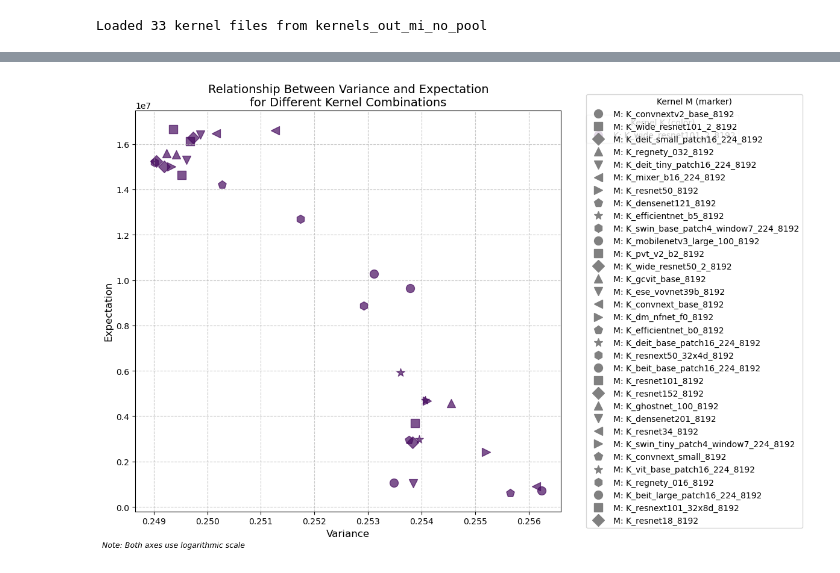
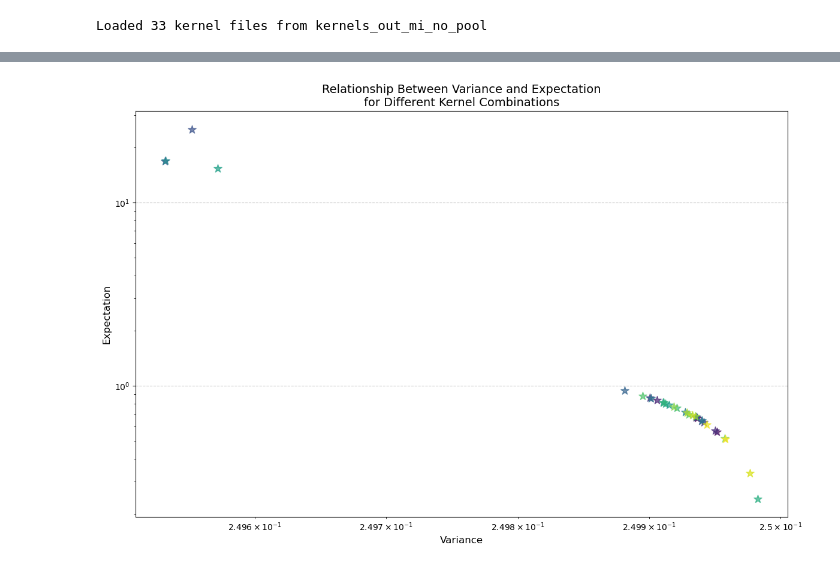
Before and after one commit to niketp03/BirthOfSSL, a Jupyter notebook: imagenet/evalkernels.ipynb, the cells around one changed output, grey strips where cells are left out. Cells and saved outputs as stored; diff of their text form; code cells hidden in the pictures.

```diff
--- a/imagenet/evalkernels.ipynb
+++ b/imagenet/evalkernels.ipynb
@@ -68,13 +93,13 @@ def compute_expectation_variance(K: torch.Tensor,
 # %%
 import seaborn as sns
 
-T = .01
+T = 0.01
 expectations = np.zeros((len(kernels), len(kernels)))
 variances = np.zeros((len(kernels), len(kernels)))
-for i in range(len(kernels)):
+for i in trange(len(kernels)):
     for j in range(len(kernels)):
-        K = kernels[i]
-        M = kernels[j]
+        K = kernels[i].cuda()
+        M = kernels[j].cuda()
         expectation, variance = compute_expectation_variance(K, M, T)
-        expectations[i, j] = expectation
-        variances[i, j] = variance
+        expectations[i, j] = expectation.cpu()
+        variances[i, j] = variance.cpu()
@@ -163,62 +170,57 @@ plt.show()
 # Create a clearer visualization of expectation vs variance relationships
 plt.figure(figsize=(12, 8))
 
-# Use a distinct marker style for each M kernel and color for each K kernel
+# Use a distinct color for each M kernel and marker for each K kernel
 markers = ['o', 's', 'D', '^', 'v', '<', '>', 'p', '*', 'h']
 colors = plt.cm.viridis(np.linspace(0, 1, len(kernels)))
 
 # Create a dictionary to track which combinations we've already plotted for the legend
 plotted_K = set()
 plotted_M = set()
 
 # Plot all points
-K_idx = 1
+K_idx = 8
 for M_idx in range(len(kernels)):
     # Get the point for this K,M combination
     y_val = expectations[K_idx, M_idx]  # Now y-axis is expectation
     x_val = variances[K_idx, M_idx]     # Now x-axis is variance
 
-    # Determine if this should be in the legend (first occurrence of this K or M)
-    k_label = f"K: {names[K_idx]}" if names[K_idx] not in plotted_K else None
-    if k_label:
-        plotted_K.add(names[K_idx])
+    # Determine if this should be in the legend (first occurrence of this M)
+    m_label = f"M: {names[M_idx]}" if names[M_idx] not in plotted_M else None
+    if m_label:
+        plotted_M.add(names[M_idx])
 
     # Plot this point
     plt.scatter(x_val, y_val,
                 s=100,                          # Larger point size
-                color=colors[K_idx],            # Color by K kernel
-                marker=markers[M_idx % len(markers)],  # Shape by M kernel
+                color=colors[M_idx],            # Color by M kernel
+                marker=markers[K_idx % len(markers)],  # Shape by K kernel
                 alpha=0.7,                      # Slight transparency
-                label=k_label)                  # Label only for legend
+                label=m_label)                  # Label only for legend
 
 
-# Add a separate legend for M markers
+# Add a separate legend for K markers
 from matplotlib.lines import Line2D
-legend_elements = [Line2D([0], [0], marker=markers[i % len(markers)], color='gray',
-                         label=f"M: {names[i]}", markersize=10, linestyle='None')
-                  for i in range(len(names))]
+legend_elements = [Line2D([0], [0], marker=markers[K_idx % len(markers)], color='gray',
+                         label=f"K: {names[K_idx]}", markersize=10, linestyle='None')]
 
-# First legend for K colors
-first_legend = plt.legend(title="Kernel K (color)", bbox_to_anchor=(1.05, 1), loc='upper left')
+# First legend for M colors
+first_legend = plt.legend(title="Kernel M (color)", bbox_to_anchor=(1.05, 1), loc='upper left')
 plt.gca().add_artist(first_legend)
 
-# Second legend for M markers
-plt.legend(handles=legend_elements, title="Kernel M (marker)",
-           bbox_to_anchor=(1.05, 0.5), loc='center left')
+# Second legend for K markers
+#plt.legend(handles=legend_elements, title="Kernel K (marker)",
+#           bbox_to_anchor=(1.05, 0.5), loc='center left')
 
 plt.ylabel('Expectation', fontsize=12)  # Now y-axis is expectation
 plt.xlabel('Variance', fontsize=12)     # Now x-axis is variance
+
+plt.xscale('log')
+plt.yscale('log')
 plt.title('Relationship Between Variance and Expectation\nfor Different Kernel Combinations', fontsize=14)
 plt.grid(True, linestyle='--', alpha=0.7)
-# Set both x and y axes to logarithmic scale
-#plt.xscale('log')
-#plt.yscale('log')
-
-# Add a note about the log scale
-plt.figtext(0.01, 0.01, "Note: Both axes use logarithmic scale",
-            fontsize=9, style='italic', ha='left')
 
 plt.tight_layout()
 plt.show()
 # %% [output]
-[figure, old version]
+[figure, new version]
```
Also changed, not shown: parts of 13 cells of this notebook, 4 other files.
